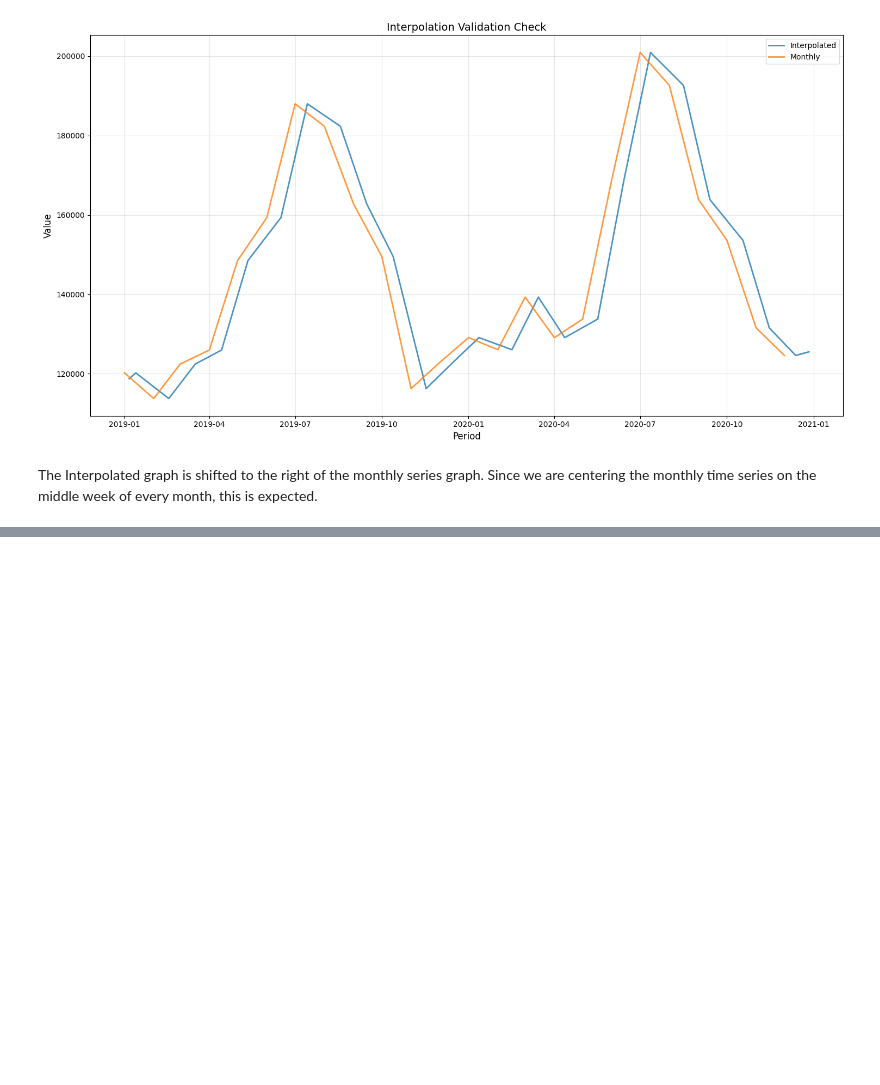
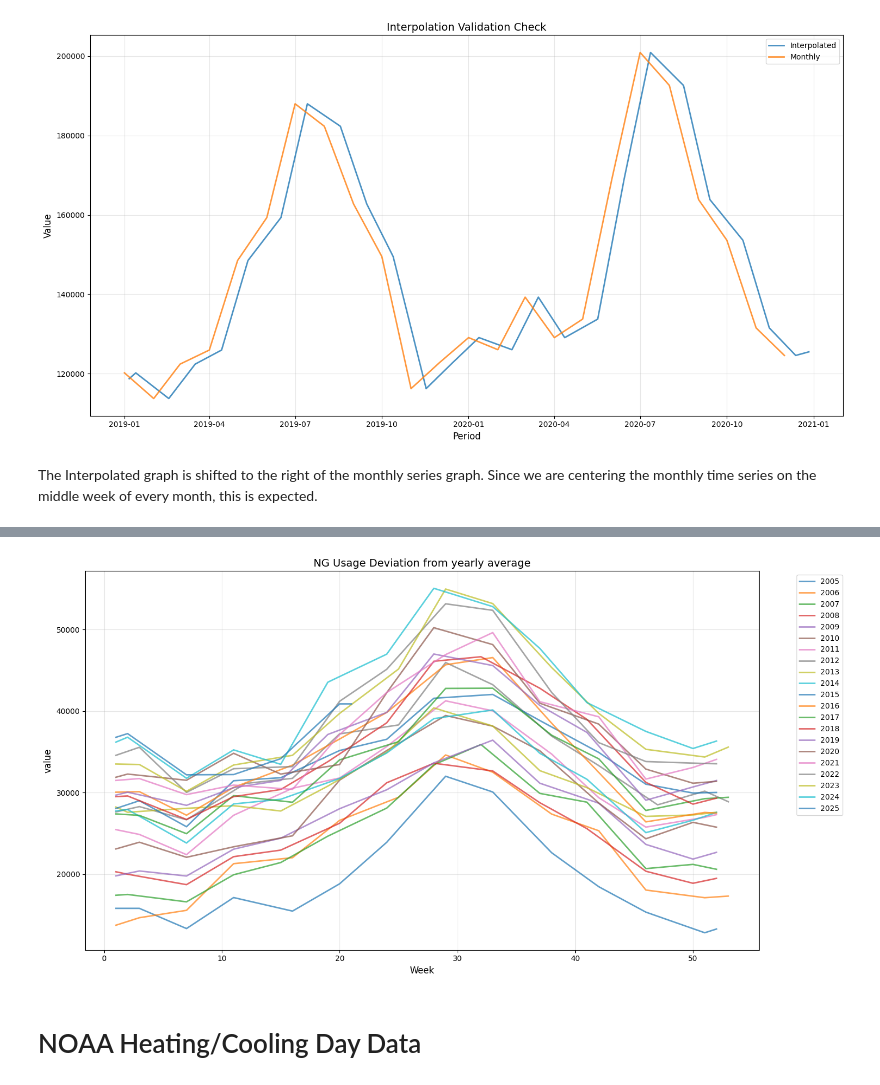
Before and after one commit to JCalago02/Nat-Gas-Model, a Jupyter notebook: notebooks/features.ipynb, the cells around one changed output, grey strips where cells are left out. Saved outputs shown, nothing was run; the diff lists cells and outputs as text; code cells hidden in the pictures; blank space fills up the shorter version.

```diff
--- a/notebooks/features.ipynb
+++ b/notebooks/features.ipynb
@@ -115,25 +116,5 @@ EDAPlots.generate_year_plot(elecricity_plot_df, "value", "Natural Gas Elecricity
 # %%
-
-# Extend final timedelta by 4 weeks to entirity of last month isn't cut off in weekly time series
-weekly_index = pd.date_range(elecricity_usage_df['period'].min(), elecricity_usage_df['period'].max() + pd.Timedelta(weeks=4), freq='W', inclusive='both')
-
-# Calculate scaling factor (1 / number of weeks in month)
-weekly_df = (pd.DataFrame(weekly_index,columns=['period'])
-    .sort_values(by=["period"])
-    .assign(Year=lambda x: x['period'].dt.year,
-            Month=lambda x: x['period'].dt.month,
-            Week=lambda x: x['period'].dt.strftime("%U").astype(int))
-)
-
-weekly_df['is_middle_week'] = (weekly_df
-    .groupby(weekly_df['period'].dt.to_period('M'), group_keys=False)
-    .apply(lambda g: g['period'] == min(g['period'], key=lambda d: abs(d - (d.replace(day=15)))))
-)
-
-weekly_df =(pd.merge(weekly_df, ls.drop(columns=["period"]), on=["Year", "Month"], how="left")
-    .assign(value=lambda x: x['value'].where(x['is_middle_week'], np.nan).interpolate('linear', limit_direction='both') / 4)
-    .drop(columns=["is_middle_week"])
-)
+weekly_df = DataTransforms.upscale_monthly_to_weekly(elecricity_usage_df, "period", "value")
 weekly_df
 # %% [output]
 |  | period | Year | Month | Week | value |
@@ -164,3 +145,6 @@ EDAPlots.plot_dual_time_series_separate_dfs(
 [figure]
 # %% [markdown]
 The Interpolated graph is shifted to the right of the monthly series graph. Since we are centering the monthly time series on the middle week of every month, this is expected.
+# %%
+weekly_deviation_df = DataTransforms.calculate_deviation_from_yearly_avg(weekly_df, "period", "value")
+weekly_deviation_df
@@ -166,0 +165,6 @@ The Interpolated graph is shifted to the right of the monthly series graph. Sinc
+# %%
+EDAPlots.generate_year_plot(weekly_deviation_df, "Week", "value", 'NG Usage Deviation from yearly average')
+# %% [output]
+[figure, added]
+# %% [markdown]
+# NOAA Heating/Cooling Day Data
```
Also changed, not shown: parts of 12 cells of this notebook, 3 other files.
